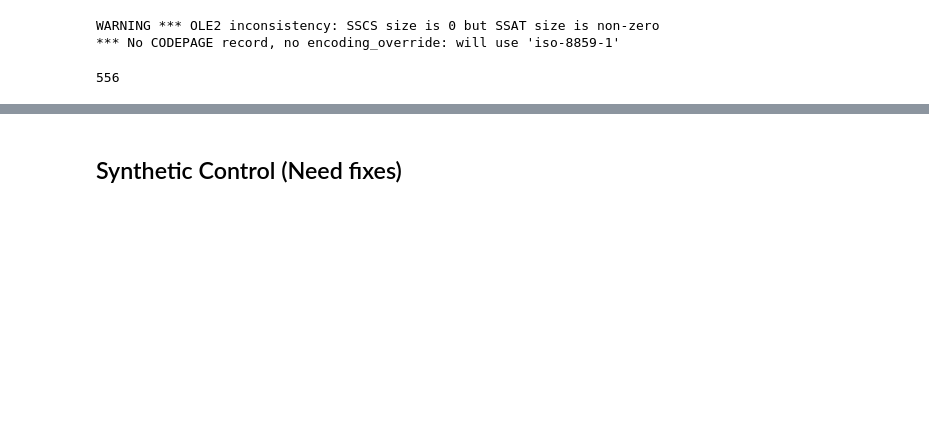
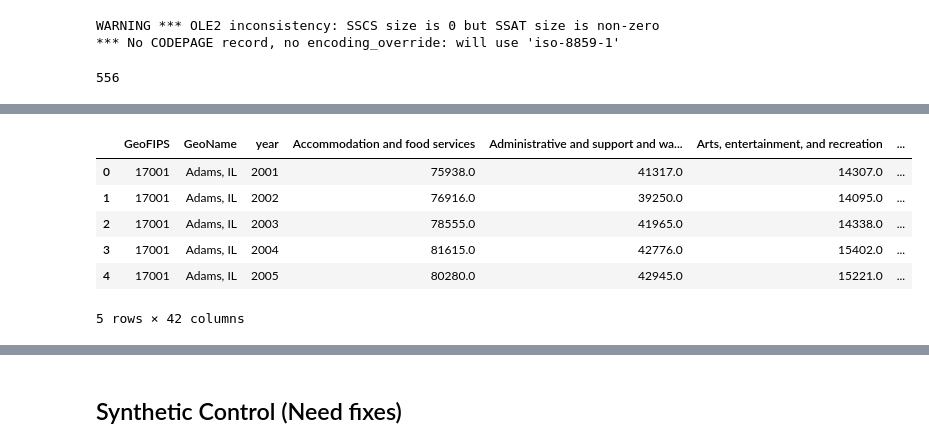
Before and after one commit to wren17/epa_greenbook_project, a Jupyter notebook: analysis.ipynb, the cells around one changed output, grey strips where cells are left out. Drawn from its saved outputs; the diff is of its cells as text; code cells hidden in the pictures; blank space fills up the shorter version.

```diff
--- a/analysis.ipynb
+++ b/analysis.ipynb
@@ -72,0 +78,10 @@ plt.show()
+# %%
+gdp_tc.head()
+# %% [output]
+|  | GeoFIPS | GeoName | year | Accommodation and food services | Administrative and support and wa... | Arts, entertainment, and recreation | ... |
+| 0 | 17001 | Adams, IL | 2001 | 75938.0 | 41317.0 | 14307.0 | ... |
+| 1 | 17001 | Adams, IL | 2002 | 76916.0 | 39250.0 | 14095.0 | ... |
+| 2 | 17001 | Adams, IL | 2003 | 78555.0 | 41965.0 | 14338.0 | ... |
+| 3 | 17001 | Adams, IL | 2004 | 81615.0 | 42776.0 | 15402.0 | ... |
+| 4 | 17001 | Adams, IL | 2005 | 80280.0 | 42945.0 | 15221.0 | ... |
+5 rows × 42 columns
```
Also changed, not shown: parts of 8 cells of this notebook, 6 other files.
